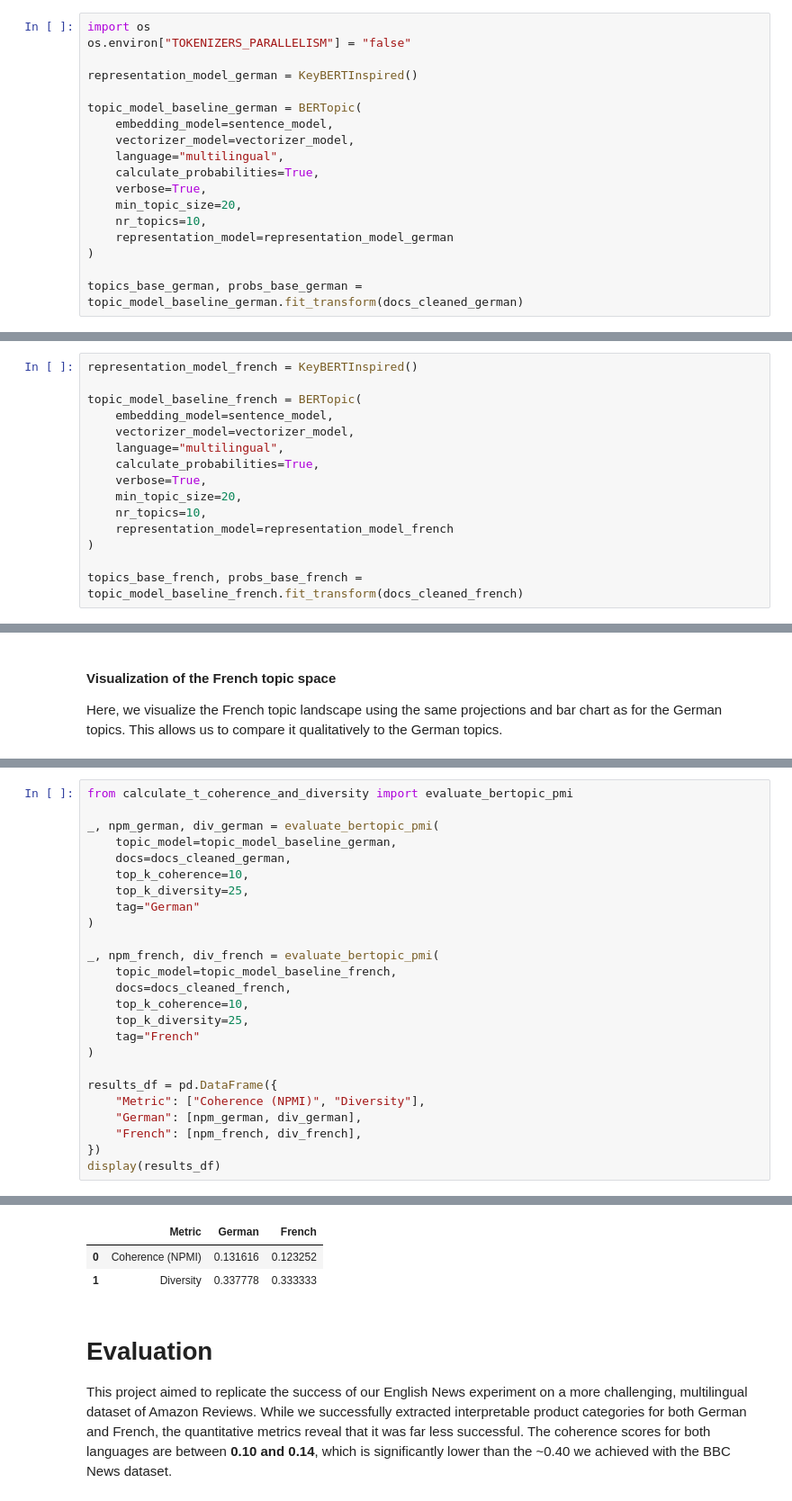
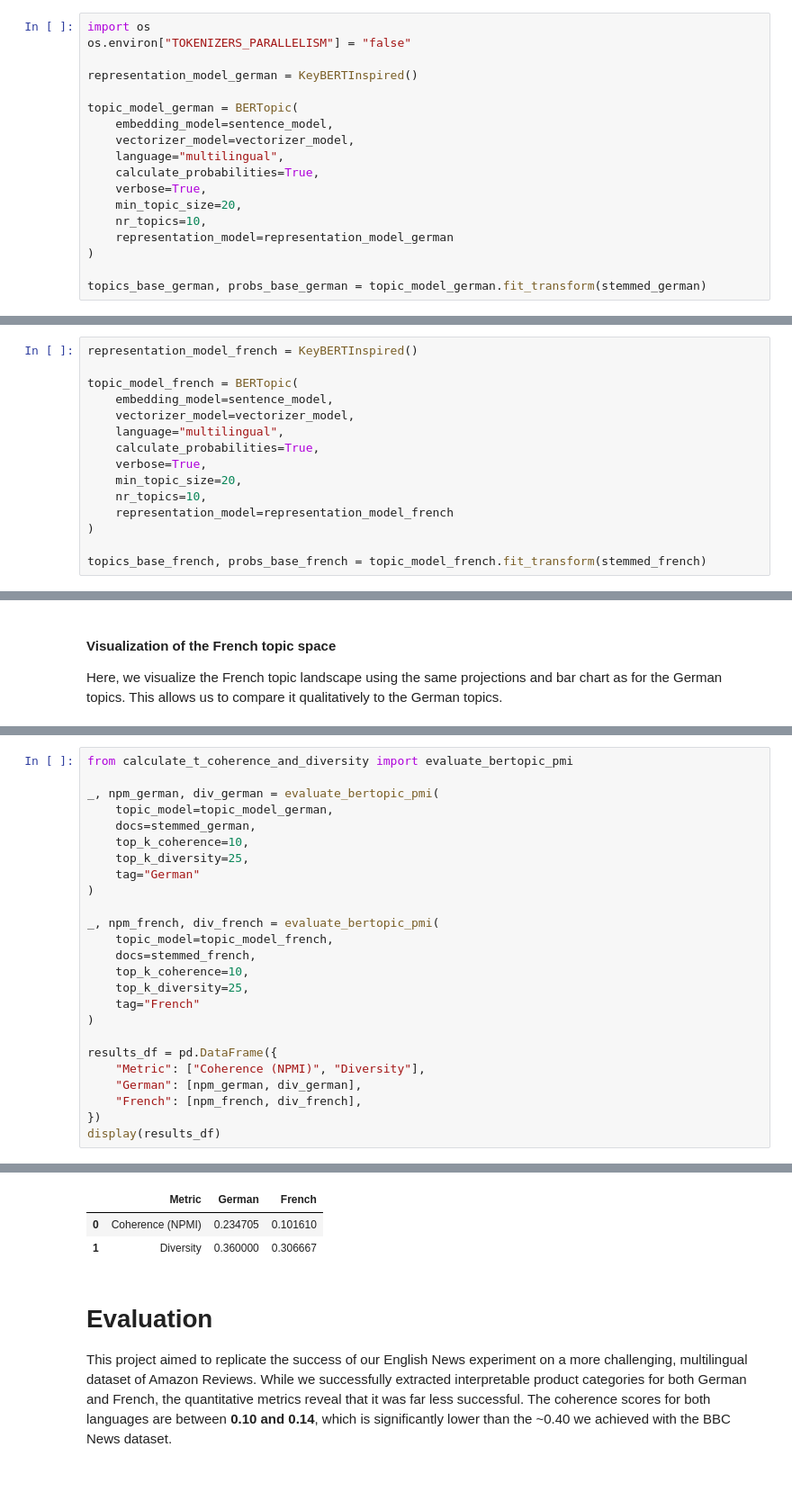
Before and after one commit to aeroonn/MachineLearning_NLP, a Jupyter notebook: diff_langs.ipynb, the cells around one changed output, grey strips where cells are left out. Shown at 90% size. Saved outputs shown, nothing was run; the diff lists cells and outputs as text.

```diff
--- a/diff_langs.ipynb
+++ b/diff_langs.ipynb
@@ -109,7 +114,7 @@ os.environ["TOKENIZERS_PARALLELISM"] = "false"
 
 representation_model_german = KeyBERTInspired()
 
-topic_model_baseline_german = BERTopic(
+topic_model_german = BERTopic(
     embedding_model=sentence_model,
     vectorizer_model=vectorizer_model,
     language="multilingual",
@@ -120,5 +125,5 @@ topic_model_baseline_german = BERTopic(
     representation_model=representation_model_german
 )
 
-topics_base_german, probs_base_german = topic_model_baseline_german.fit_transform(docs_cleaned_german)
+topics_base_german, probs_base_german = topic_model_german.fit_transform(stemmed_german)
 # %% [output]
@@ -141,7 +146,7 @@ We repeat the same setup for the French Amazon reviews, again using a multilingu
 # %%
 representation_model_french = KeyBERTInspired()
 
-topic_model_baseline_french = BERTopic(
+topic_model_french = BERTopic(
     embedding_model=sentence_model,
     vectorizer_model=vectorizer_model,
     language="multilingual",
@@ -152,5 +157,5 @@ topic_model_baseline_french = BERTopic(
     representation_model=representation_model_french
 )
 
-topics_base_french, probs_base_french = topic_model_baseline_french.fit_transform(docs_cleaned_french)
+topics_base_french, probs_base_french = topic_model_french.fit_transform(stemmed_french)
 # %% [output]
@@ -249,16 +254,16 @@ fig_bar.show()
 from calculate_t_coherence_and_diversity import evaluate_bertopic_pmi
 
 _, npm_german, div_german = evaluate_bertopic_pmi(
-    topic_model=topic_model_baseline_german,
-    docs=docs_cleaned_german,
+    topic_model=topic_model_german,
+    docs=stemmed_german,
     top_k_coherence=10,
     top_k_diversity=25,
     tag="German"
 )
 
 _, npm_french, div_french = evaluate_bertopic_pmi(
-    topic_model=topic_model_baseline_french,
-    docs=docs_cleaned_french,
+    topic_model=topic_model_french,
+    docs=stemmed_french,
     top_k_coherence=10,
     top_k_diversity=25,
     tag="French"
@@ -278,6 +283,6 @@ French Model - Diversity: 0.3333
 |  | Metric | German | French |
-| 0 | Coherence (NPMI) | 0.131616 | 0.123252 |
-| 1 | Diversity | 0.337778 | 0.333333 |
+| 0 | Coherence (NPMI) | 0.234705 | 0.101610 |
+| 1 | Diversity | 0.360000 | 0.306667 |
 # %% [markdown]
 # Evaluation
 
```
Also changed, not shown: parts of 9 cells of this notebook, 1 other file.
